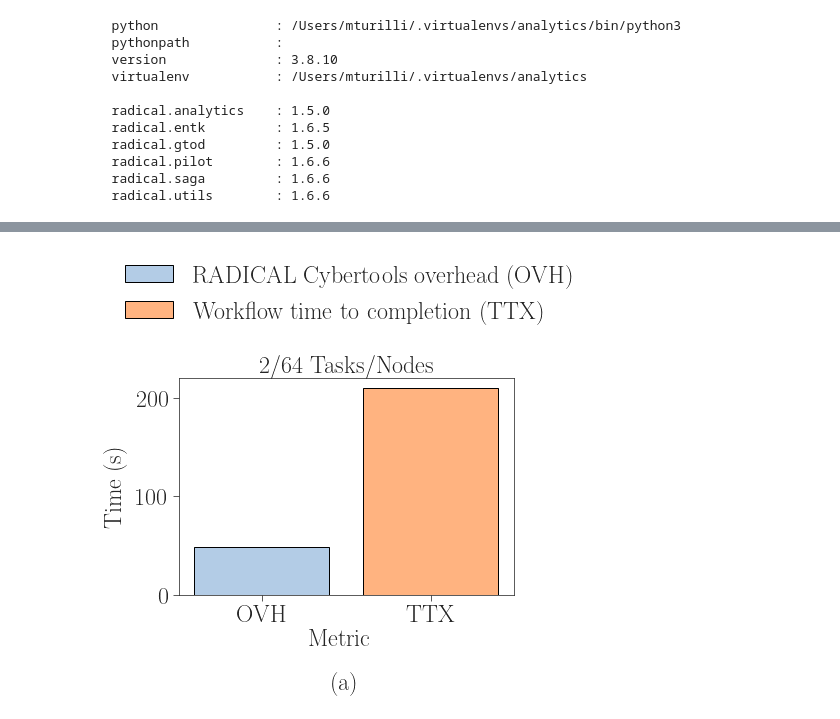
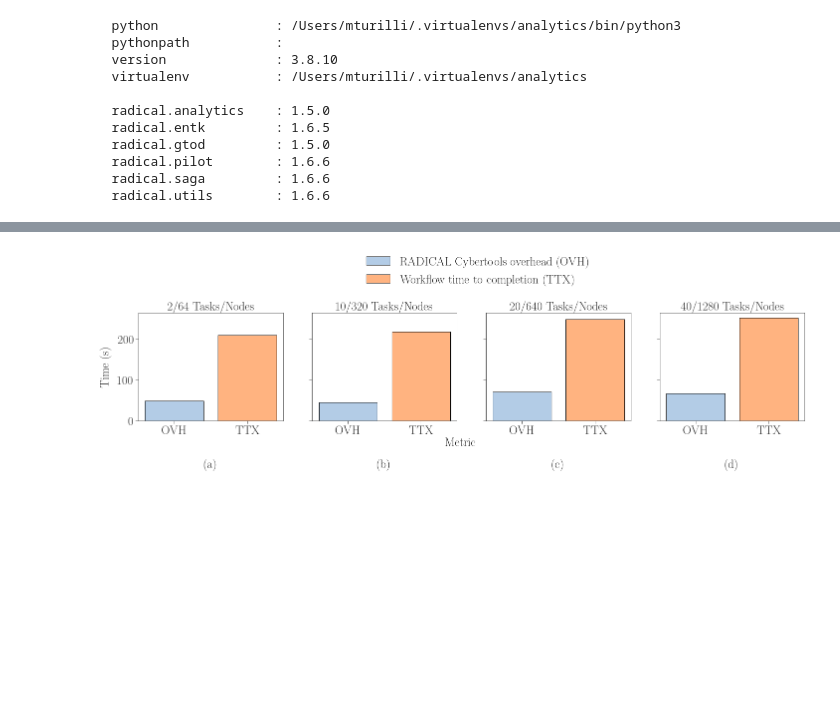
Before and after one commit to radical-experiments/hpcw-princeton, a Jupyter notebook: analysis/incite2021.ipynb, the cells around one changed output, grey strips where cells are left out. Saved outputs shown, nothing was run; the diff lists cells and outputs as text; code cells hidden in the pictures; blank space fills up the shorter version.

Commit message:
Plot remaining sessions

```diff
--- a/analysis/incite2021.ipynb
+++ b/analysis/incite2021.ipynb
@@ -19,7 +19,10 @@ import radical.entk as re
   radical.saga         : 1.6.6
   radical.utils        : 1.6.6
 # %%
-suds = ['re.session.login1.lei.018775.0008']
+suds = ['re.session.login1.lei.018775.0008',
+        're.session.login1.lei.018775.0007',
+        're.session.login1.lei.018775.0004',
+        're.session.login1.lei.018775.0005']
 sdir = '../data/raw/incite2021/'
 sids = [sdir+s for s in suds]
 # %%
@@ -108,35 +114,35 @@ fig, axarr = plt.subplots(1, nsids, sharey=True, figsize=(fwidth, fhight))
 
 i = 0
 j = 'a'
 for sid in suds:
 
     if sid in skip:
         continue
 
     if len(suds) > 1:
         ax = axarr[i]
     else:
         ax = axarr
 
     ax.title.set_text('%s/%s Tasks/Nodes' % (ss[sid]['nunit'], int(ss[sid]['nnodes'])))
 
     ax.bar(x = 'OVH', height = ss[sid]['ovh_rtc'], color = tableau20[1])
     ax.bar(x = 'TTX', height = ss[sid]['ttx_t']  , color = tableau20[3])
 
     ax.set_xlabel('(%s)' % j, labelpad=45)
 
     i = i+1
     j = chr(ord(j) + 1)
 
-fig.text( -0.05,  0.5 , 'Time (s)', va='center', rotation='vertical', fontsize=24)
+fig.text(  0.08,  0.5 , 'Time (s)', va='center', rotation='vertical', fontsize=24)
 fig.text(  0.5 , -0.05, 'Metric'  , ha='center', fontsize=24)
 fig.legend(['RADICAL Cybertools overhead (OVH)', 'Workflow time to completion (TTX)'], loc='upper center',
            bbox_to_anchor=(0.52, 1.35), fontsize=24, ncol=1)
 
 plt.savefig('figures/incite_2021_ovh_ttx.pdf', dpi=300, bbox_inches='tight')
 plt.savefig('figures/incite_2021_ovh_ttx.png', dpi=300, bbox_inches='tight')
 # %% [output]
-[figure, old version]
+[figure, new version]
 # %%
 metrics_default = [
 
```
Also changed, not shown: parts of 2 cells of this notebook, 4 other files.
